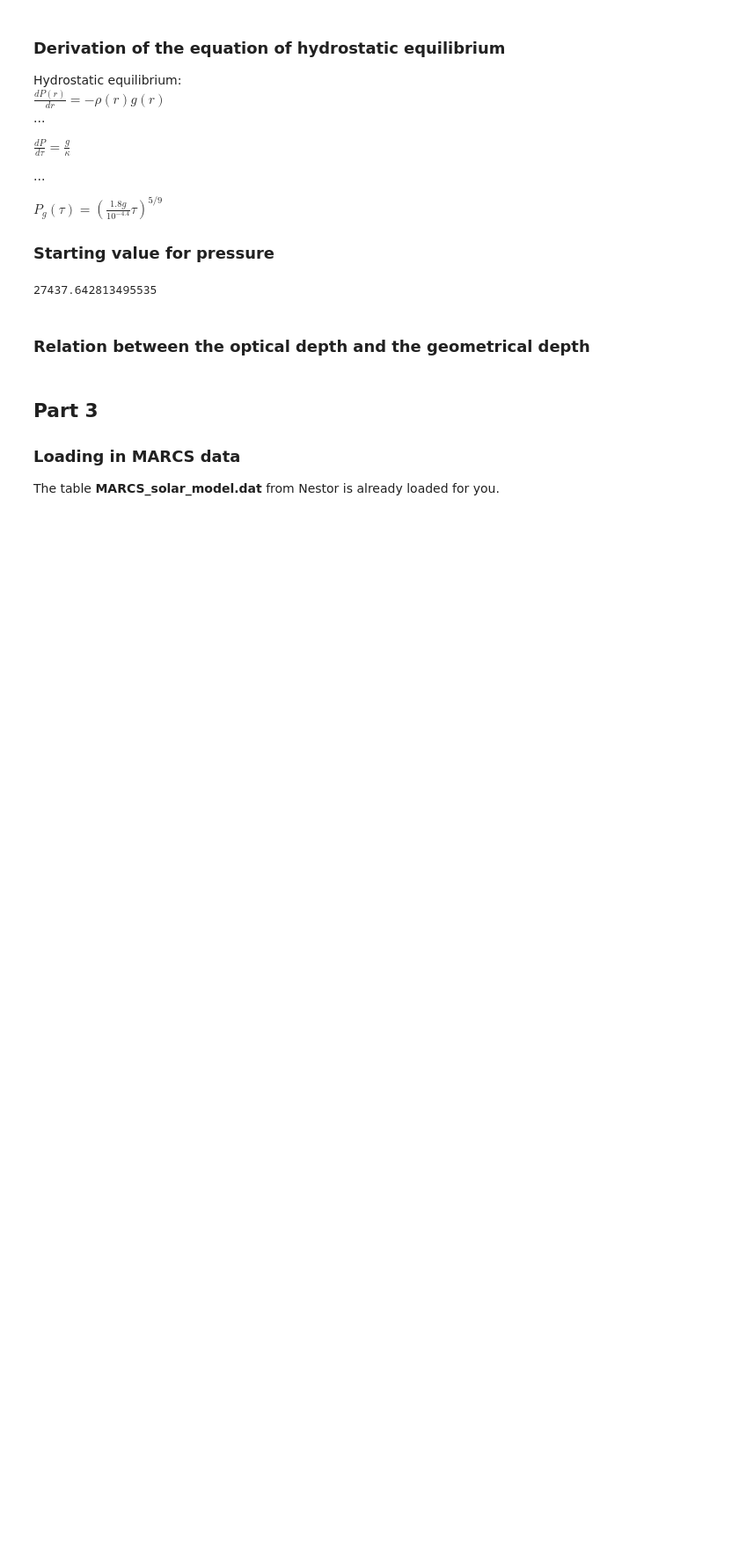
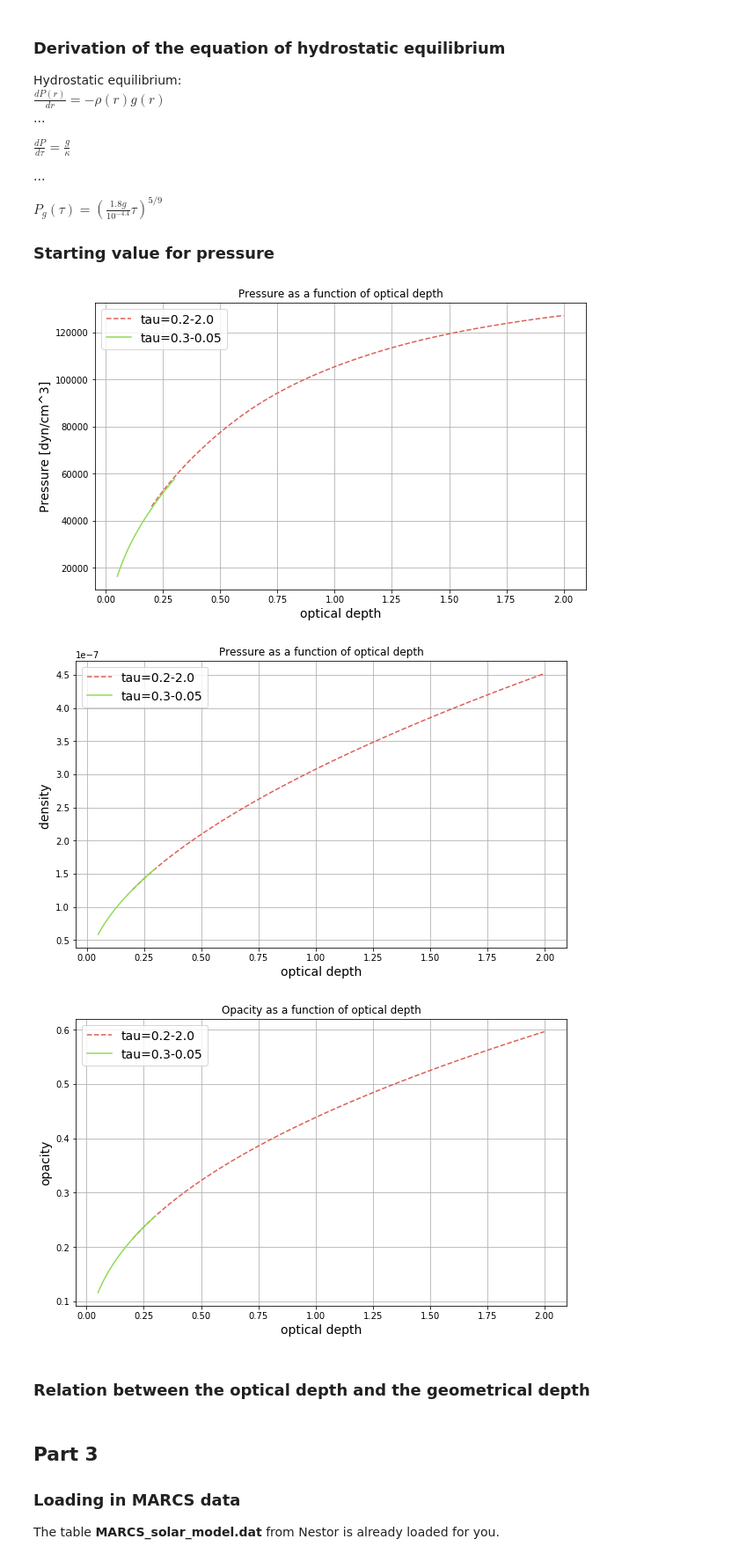
Before and after one commit to dziouba/PoS, a Jupyter notebook: PoS_Computer_Model.ipynb, the cells around one changed output. Shown at 88% size. Drawn from its saved outputs; the diff is of its cells as text; code cells hidden in the pictures; blank space fills up the shorter version.

```diff
--- a/PoS_Computer_Model.ipynb
+++ b/PoS_Computer_Model.ipynb
@@ -94,13 +87,8 @@ $P = \frac{kRT^410^{-18}}{\mu m_H}$ derivation
 # %%
-# define functions here to return T, P as you derived above
-# eq 3.78, eq. 5.107
-
-
 def Log_opacity(logP, logT):
+    """ Return the log of opacity for a given logP and logR"""
     k = 1.380658e-16  #erg/K Boltzmann constant
     mu = 1.3 #average mass in m_H
     mH = 1.6735344e-24   #g, mass of 1H atom
     logR = -np.log10(k/(mu*mH)) + logP - 4*logT + 18
-    return opacity_new(logR, logT)   #opacity new defined in next question
-
-#print(logR(5,logT_OP))
+    return f_opacity(logR, logT)   #opacity new defined in next question
@@ -255,39 +243,91 @@ $P_g(\tau) = \left(\frac{1.8g}{10^{-4.4}}\tau \right)^{5/9}$
 
 ### Starting value for pressure
 # %%
+# Integration for starting pressure values
+
+#calculating solar gravitational accelaration
 G = 6.67259e-8  # cm^3 g^-1 s^-2
 Msol = 1.9891e33  # g
 Rsol = 6.95508e10  # cm
 g = G*Msol/(Rsol**2)
-print(g)
 
 def Pressure(tau):
-    p1 = 1.8*g*tau/(10**(-4.4))
-    return p1**(5/9)
+    """ Calculate gravitational pressure as a function of optical depth"""
+    p = 1.8*g*tau/(10**(-4.4))
+    return p**(5/9)
 
+#starting pressure values
 P_02 = Pressure(0.2)
 P_03 = Pressure(0.3)
 
+#equation 1 from assignment, over which to integrate
 def dPdtau(tau, P):
     logT = np.log10(Temp(tau))
     logP = np.log10(Pressure(tau))
     k = 10**Log_opacity(logP, logT)
     return g/k
 
+tau_02 = np.linspace(0.2,2,100)
+tau_03 = np.linspace(0.3,0.05,100)
 
+Solve_02 = solve_ivp(dPdtau, t_span=[0.2, 2.0], y0=[P_02], dense_output=True) #come up with better names
+Pprofile_02 = Solve_02.sol(tau_02)[0]
 
-# Integration for starting pressure values
-
+Solve_03 = solve_ivp(dPdtau, t_span=[0.3,0.05], y0=[P_03], dense_output=True) #come up with better names
+Pprofile_03 = Solve_03.sol(tau_03)[0]
 
 # Plot of pressure as a function of optical depth.
-
+fig = figure(figsize=(10,6))
+fr = fig.add_subplot(1,1,1)
+fr.set_xlabel('optical depth', fontsize="14")
+fr.set_ylabel('Pressure [dyn/cm^3]', fontsize="14")
+fr.grid(True)
+fr.plot(tau_02, Pprofile_02, "--", label='tau=0.2-2.0')
+fr.plot(tau_03, Pprofile_03, "-", label='tau=0.3-0.05')
+fr.legend(fontsize='14')
+fr.set_title("Pressure as a function of optical depth")
+show()
 
 # Plot of density as a function of optical depth
+def rho(tau):
+    P = Pressure(tau)
+    T = 5777 #Teff sun [K]
+    k = 1.380658e-16  #erg/K Boltzmann constant
+    mu = 1.3 #average mass in m_H
+    mH = 1.6735344e-24   #g, mass of 1H atom
+    return P*mu*mH/(k*T)
 
+fig = figure(figsize=(10,6))
+fr = fig.add_subplot(1,1,1)
+fr.set_xlabel('optical depth', fontsize="14")
+fr.set_ylabel('density ', fontsize="14")
+fr.grid(True)
+fr.plot(tau_02, rho(tau_02), "--", label='tau=0.2-2.0')
+fr.plot(tau_03, rho(tau_03), "-", label='tau=0.3-0.05')
+fr.legend(fontsize='14')
+fr.set_title("Pressure as a function of optical depth")
+show()
 
 # Plot of opacity as a function of optical depth
+def kappa(tau):
+    Pg = Pressure(tau)
+    k = 10**(-4.4)*Pg**0.8
+    return k
+
+fig = figure(figsize=(10,6))
+fr = fig.add_subplot(1,1,1)
+fr.set_xlabel('optical depth', fontsize="14")
+fr.set_ylabel('opacity', fontsize="14")
+fr.grid(True)
+fr.plot(tau_02, kappa(tau_02), "--", label='tau=0.2-2.0')
+fr.plot(tau_03, kappa(tau_03), "-", label='tau=0.3-0.05')
+fr.legend(fontsize='14')
+fr.set_title("Opacity as a function of optical depth")
+show()
 # %% [output]
-27437.642813495535
+[figure, added]
+[figure, added]
+[figure, added]
 # %% [markdown]
 ### Relation between the optical depth and the geometrical depth
 # %%
```
Also changed, not shown: parts of 12 cells of this notebook.
